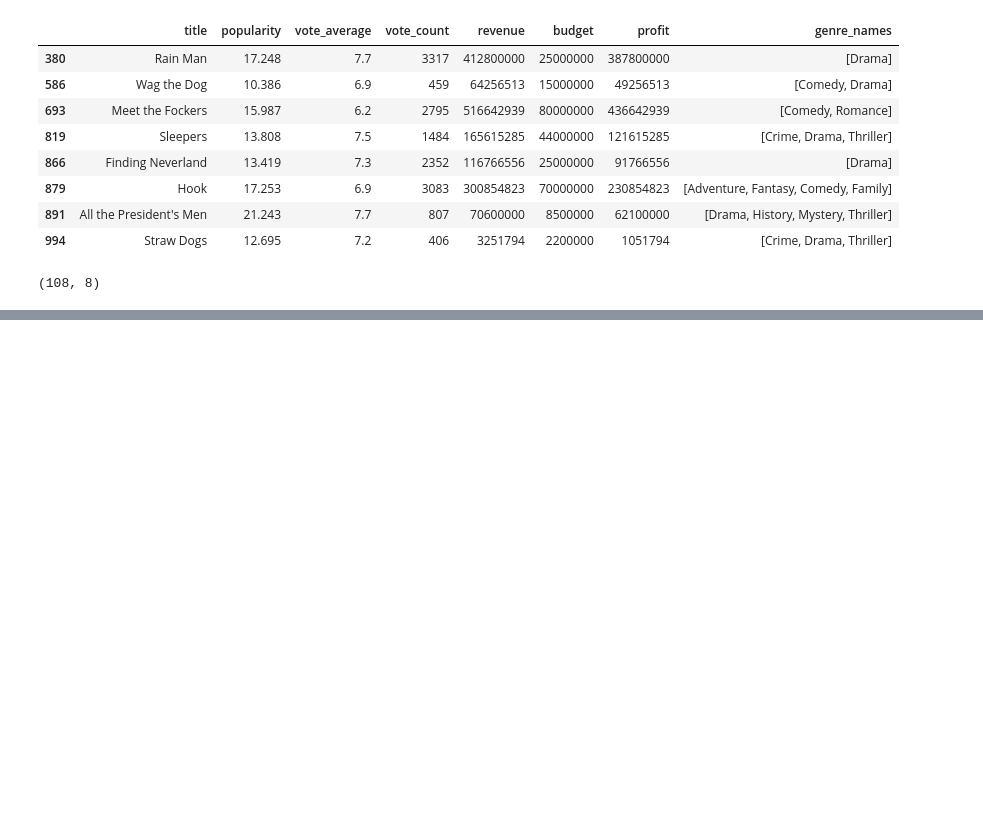
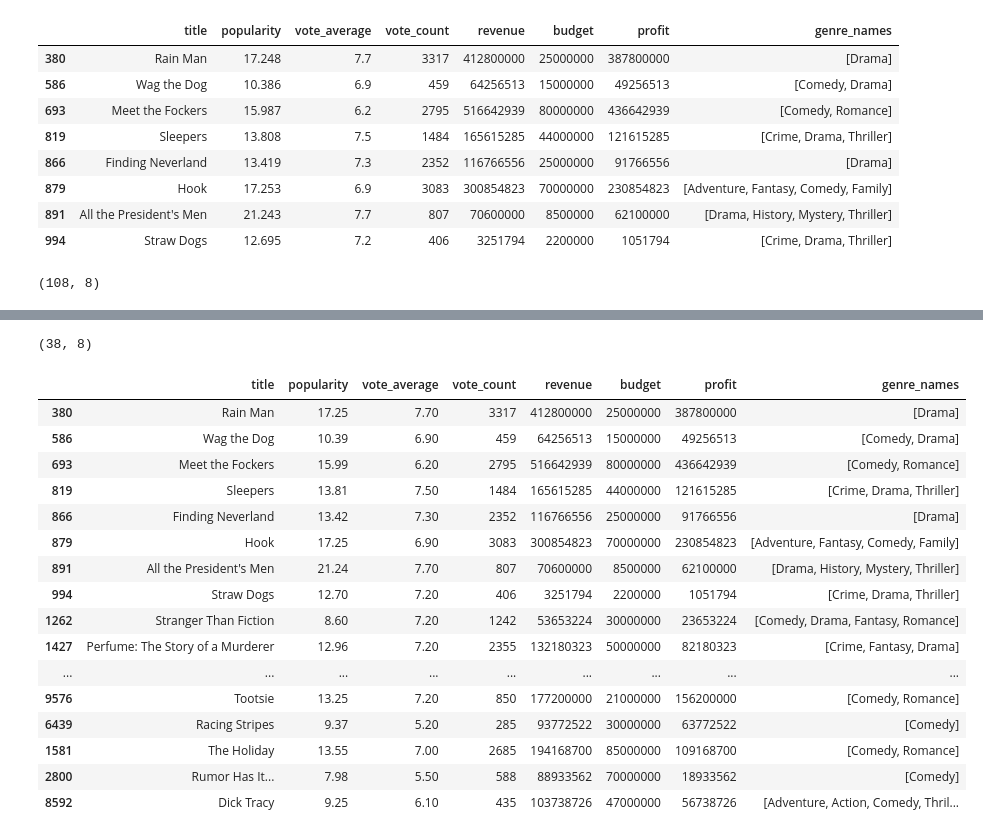
Before and after one commit to faltisco/Choose_Genre, a Jupyter notebook: EDA on TMDB.ipynb, the cells around one changed output, grey strips where cells are left out. Drawn from its saved outputs; the diff is of its cells as text; code cells hidden in the pictures; blank space fills up the shorter version.

Commit message:
money dataframe made

```diff
--- a/EDA on TMDB.ipynb
+++ b/EDA on TMDB.ipynb
@@ -277,6 +277,8 @@ hoffman_full_df.dropna().shape
 (108, 8)
 # %%
 def exclude_genres(cell):
+    '''looks for excluded values in a cell
+       returns boolean mask'''
     excluded_genre = ['TV Movie','Documentary']
 #    print(cell)
     if len(cell) == 0:
@@ -286,4 +288,8 @@ def exclude_genres(cell):
            if g in cell:
                return False
     return True
-test_df = hoffman_full_df[hoffman_full_df.genre_names.map(exclude_genres)]
+#New DF has no excluded genres
+hoffman_full_df = hoffman_full_df[hoffman_full_df.genre_names.map(exclude_genres)]
+print(hoffman_full_df.shape)
+print(hoffman_full_df.describe())
+hoffman_full_df
@@ -335,3 +334,0 @@ KeyError: 371556
-# %%
-hoffman_full_df.drop(delete_rows, inplace=True)
-hoffman_full_df.shape
@@ -358,0 +335,32 @@ profit
+# %%
+#Eliminate the rows without no good money data
+good_money_df = hoffman_full_df[(hoffman_full_df.budget > 0.0) & (hoffman_full_df.revenue > 0.0)]
+pd.options.display.float_format = '{:,.2f}'.format
+#good_money_df['revenue'] = good_money_df['revenue'].apply(lambda x: '{:d}'.format(x))
+
+#good_money_df['budget'] = good_money_df['budget'].apply(lambda x: '{:,.2f}'.format(x))
+
+#good_money_df['profit'] = good_money_df['profit'].apply(lambda x: '{:,.2f}'.format(x))
+#print(good_money_df.info())
+print(good_money_df.shape)
+#print(good_money_df.describe())
+good_money_df
+# %% [output]
+(38, 8)
+|  | title | popularity | vote_average | vote_count | revenue | budget | profit | genre_names |
+| 380 | Rain Man | 17.25 | 7.70 | 3317 | 412800000 | 25000000 | 387800000 | [Drama] |
+| 586 | Wag the Dog | 10.39 | 6.90 | 459 | 64256513 | 15000000 | 49256513 | [Comedy, Drama] |
+| 693 | Meet the Fockers | 15.99 | 6.20 | 2795 | 516642939 | 80000000 | 436642939 | [Comedy, Romance] |
+| 819 | Sleepers | 13.81 | 7.50 | 1484 | 165615285 | 44000000 | 121615285 | [Crime, Drama, Thriller] |
+| 866 | Finding Neverland | 13.42 | 7.30 | 2352 | 116766556 | 25000000 | 91766556 | [Drama] |
+| 879 | Hook | 17.25 | 6.90 | 3083 | 300854823 | 70000000 | 230854823 | [Adventure, Fantasy, Comedy, Family] |
+| 891 | All the President's Men | 21.24 | 7.70 | 807 | 70600000 | 8500000 | 62100000 | [Drama, History, Mystery, Thriller] |
+| 994 | Straw Dogs | 12.70 | 7.20 | 406 | 3251794 | 2200000 | 1051794 | [Crime, Drama, Thriller] |
+| 1262 | Stranger Than Fiction | 8.60 | 7.20 | 1242 | 53653224 | 30000000 | 23653224 | [Comedy, Drama, Fantasy, Romance] |
+| 1427 | Perfume: The Story of a Murderer | 12.96 | 7.20 | 2355 | 132180323 | 50000000 | 82180323 | [Crime, Fantasy, Drama] |
+| ... | ... | ... | ... | ... | ... | ... | ... | ... |
+| 9576 | Tootsie | 13.25 | 7.20 | 850 | 177200000 | 21000000 | 156200000 | [Comedy, Romance] |
+| 6439 | Racing Stripes | 9.37 | 5.20 | 285 | 93772522 | 30000000 | 63772522 | [Comedy] |
+| 1581 | The Holiday | 13.55 | 7.00 | 2685 | 194168700 | 85000000 | 109168700 | [Comedy, Romance] |
+| 2800 | Rumor Has It... | 7.98 | 5.50 | 588 | 88933562 | 70000000 | 18933562 | [Comedy] |
+| 8592 | Dick Tracy | 9.25 | 6.10 | 435 | 103738726 | 47000000 | 56738726 | [Adventure, Action, Comedy, Thril... |
```
Also changed, not shown: parts of 6 cells of this notebook.
